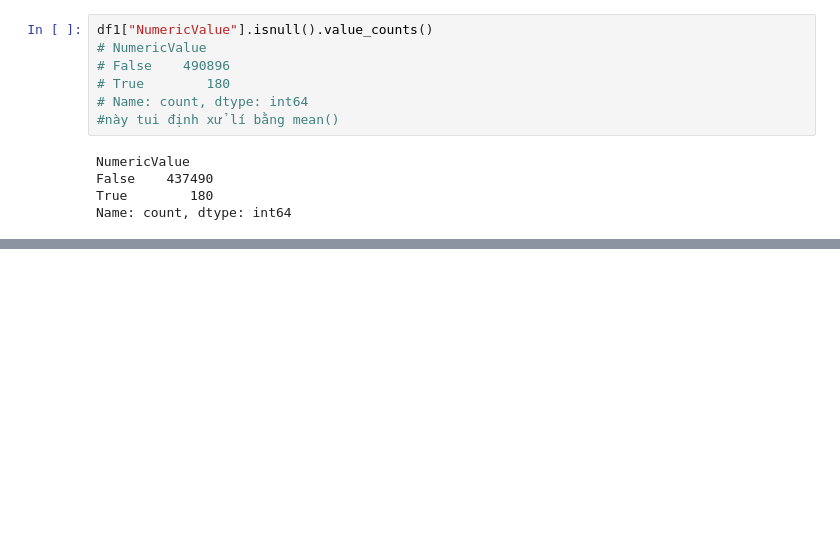
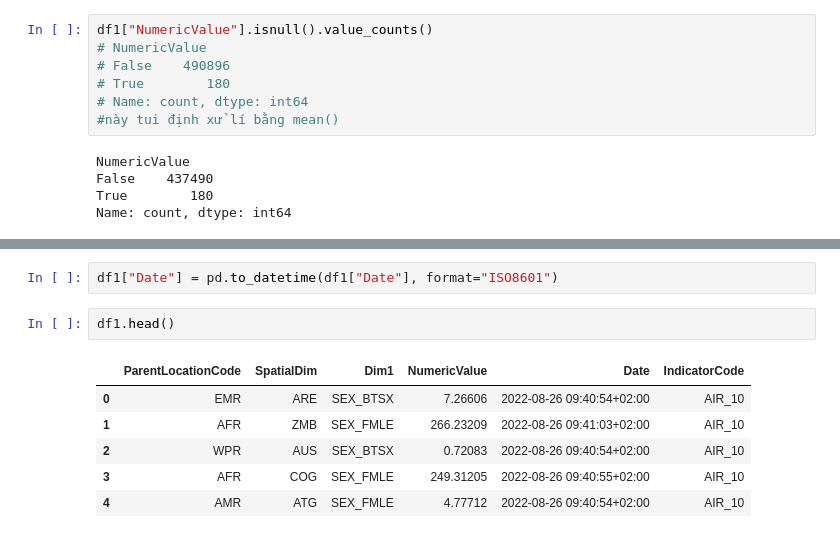
Before and after one commit to baolam/heart-disease-analysis, a Jupyter notebook: air_data_analysis.ipynb, the cells around one changed output, grey strips where cells are left out. Saved outputs shown, nothing was run; the diff lists cells and outputs as text; blank space fills up the shorter version.

```diff
--- a/air_data_analysis.ipynb
+++ b/air_data_analysis.ipynb
@@ -166,4 +167,15 @@ False    491076
 Name: count, dtype: int64
+# %%
+df1["Date"] = pd.to_datetime(df1["Date"], format="ISO8601")
+# %%
+df1.head()
+# %% [output]
+|  | ParentLocationCode | SpatialDim | Dim1 | NumericValue | Date | IndicatorCode |
+| 0 | EMR | ARE | SEX_BTSX | 7.26606 | 2022-08-26 09:40:54+02:00 | AIR_10 |
+| 1 | AFR | ZMB | SEX_FMLE | 266.23209 | 2022-08-26 09:41:03+02:00 | AIR_10 |
+| 2 | WPR | AUS | SEX_BTSX | 0.72083 | 2022-08-26 09:40:54+02:00 | AIR_10 |
+| 3 | AFR | COG | SEX_FMLE | 249.31205 | 2022-08-26 09:40:55+02:00 | AIR_10 |
+| 4 | AMR | ATG | SEX_FMLE | 4.77712 | 2022-08-26 09:40:54+02:00 | AIR_10 |
 # %%
 df1["IndicatorCode"].isnull().value_counts()
 #-- file này ít indicator code thì group theo được , mấy file kia nhiều code thì làm sao
```
Also changed, not shown: parts of 11 cells of this notebook, 1 other file.
